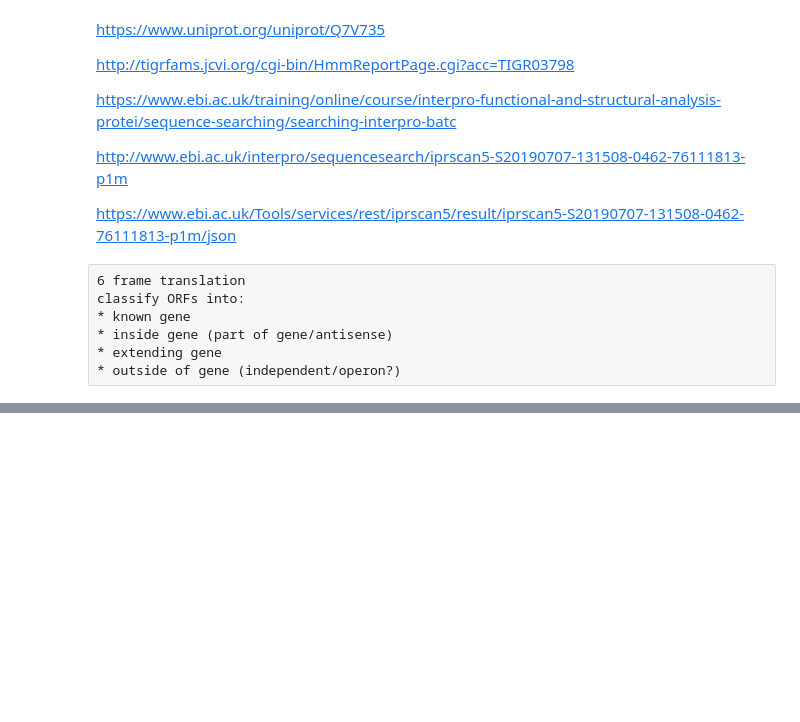
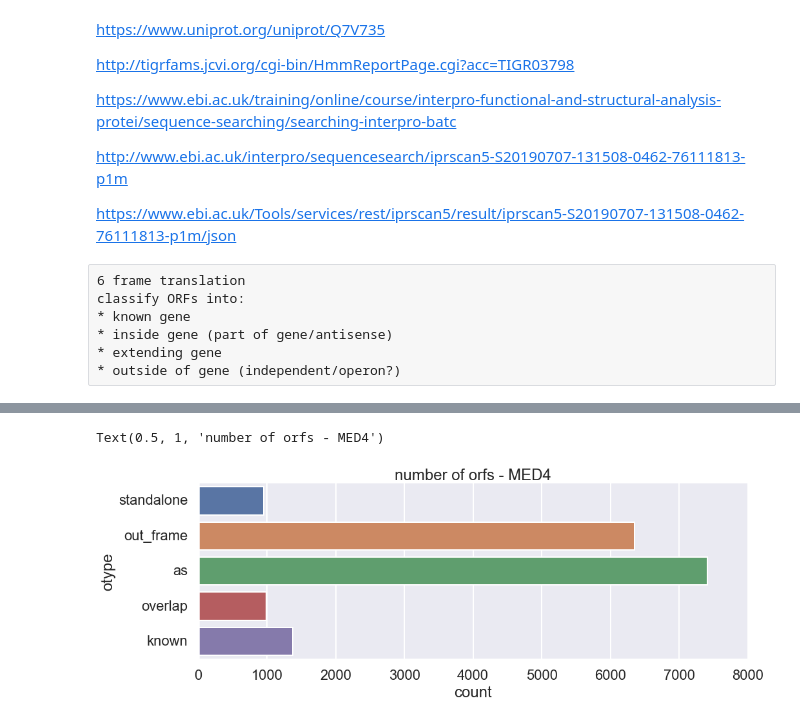
Before and after one commit to wosnat/sep, a Jupyter notebook: find orfs.ipynb, the cells around one changed output, grey strips where cells are left out. Cells and saved outputs as stored; diff of their text form; code cells hidden in the pictures; blank space fills up the shorter version.

```diff
--- a/find orfs.ipynb
+++ b/find orfs.ipynb
@@ -174,0 +150,9 @@ df.explode('overlapping_gene_id')
+# %%
+sns.catplot(data=df, y='otype', kind='count', aspect=3,
+           order=oorder, #palette=otype_palette
+           )
+#plt.xticks(rotation=90)
+plt.title(f'number of orfs - {genome}')
+# %% [output]
+Text(0.5, 1, 'number of orfs - MED4')
+[figure, added]
```
Also changed, not shown: parts of 40 cells of this notebook, 2 other files.
